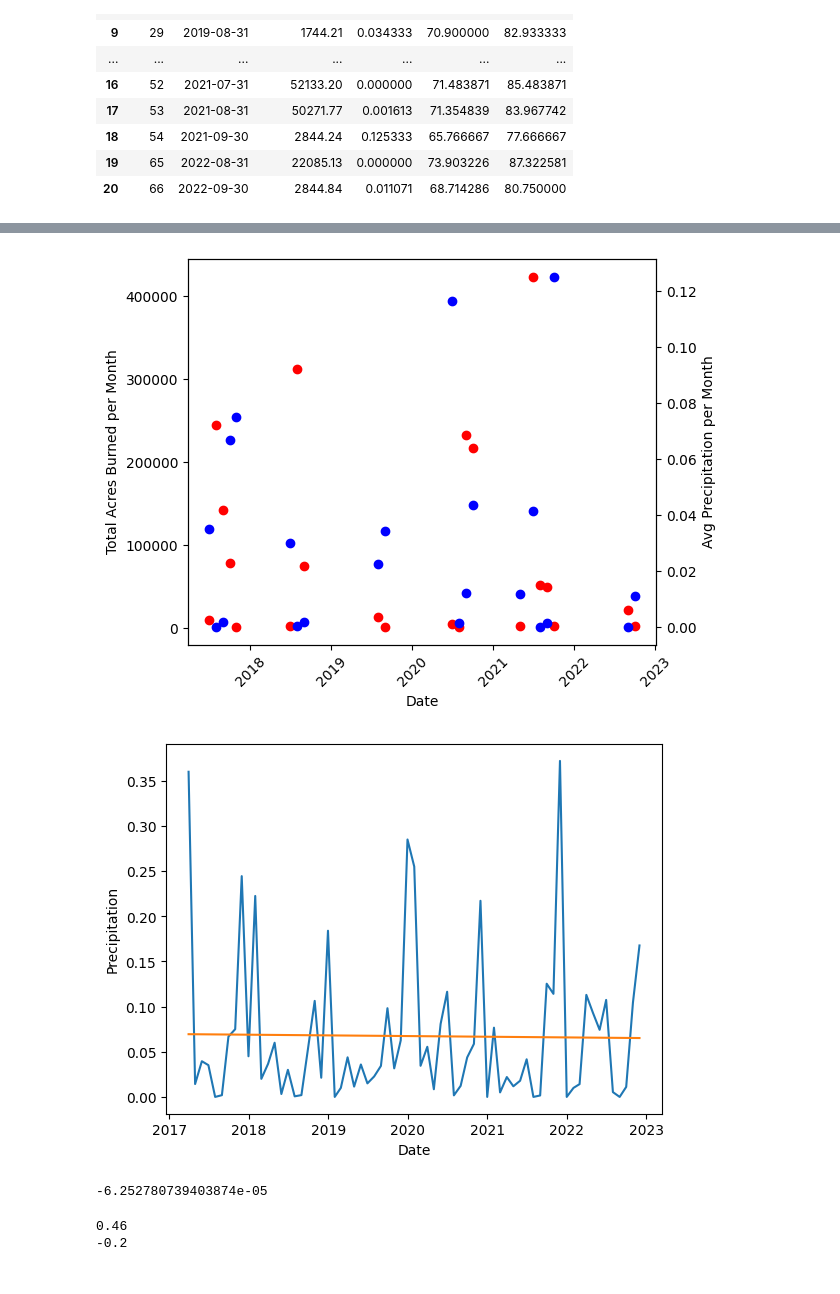
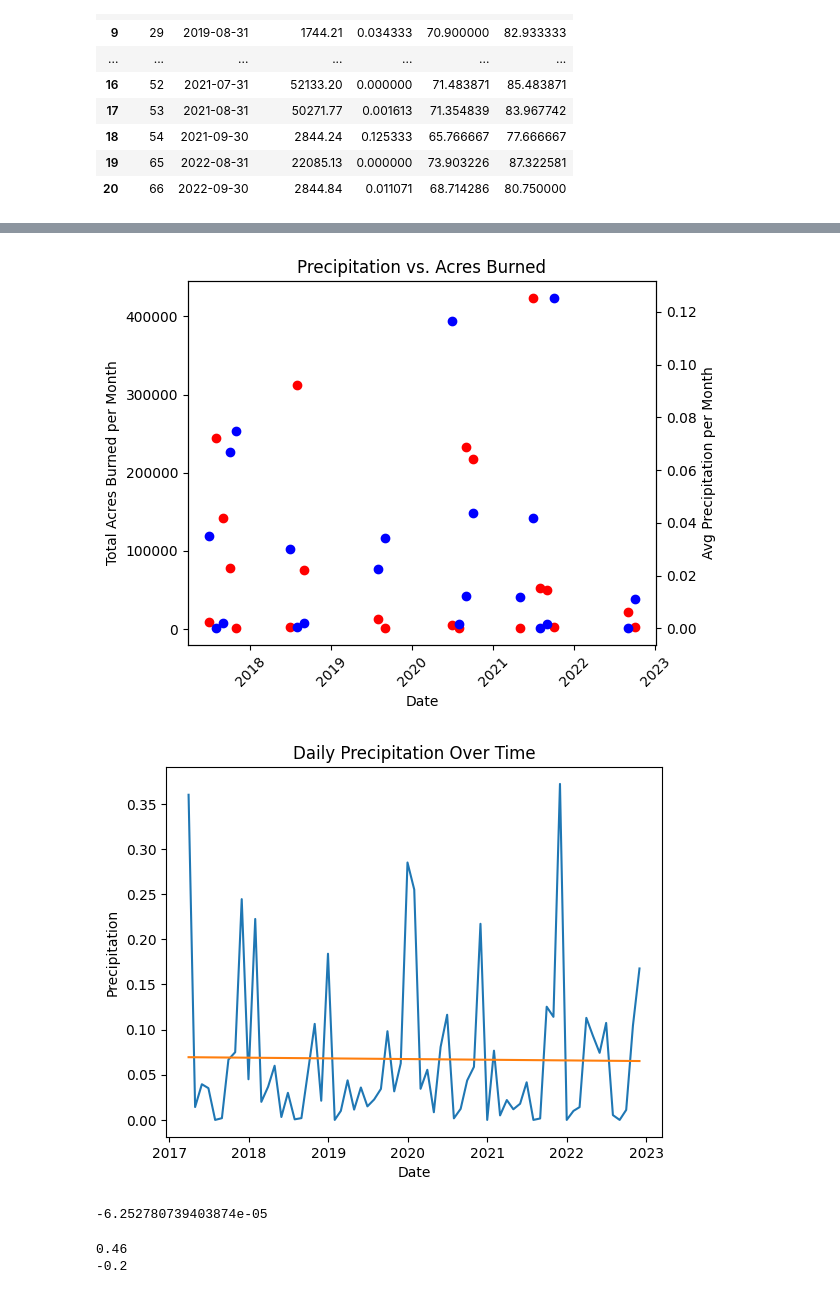
Before and after one commit to ctetreault13/Project-1-Oregon-Fire-and-wheel, a Jupyter notebook: Project_1_Oregon_Fires.ipynb, the cells around one changed output, grey strips where cells are left out. Saved outputs shown, nothing was run; the diff lists cells and outputs as text; code cells hidden in the pictures.

```diff
--- a/Project_1_Oregon_Fires.ipynb
+++ b/Project_1_Oregon_Fires.ipynb
@@ -331,34 +336,37 @@ ax.set_xlabel("Date")
 ax.set_ylabel("Total Acres Burned per Month")
 ax2.set_ylabel("Avg Precipitation per Month")
 
+plt.title("Precipitation vs. Acres Burned")
+
 plt.tight_layout()
 
 plt.savefig("Adam/graph_images/fig2.png")
 
 plt.show()
 # %% [output]
-[figure, old version]
+[figure, new version]
 # %%
 plt.plot(weather_fire_monthly["DATE"], weather_fire_monthly["PRCP"])
 
 dates = np.arange(weather_fire_monthly["DATE"].size)
 
 corr_slope, corr_int, corr_r, corr_p, corr_std_err = st.linregress(dates, weather_fire_monthly["PRCP"])
 corr_fit = dates * corr_slope + corr_int
 
 #plt.scatter(x, y)
 plt.plot(weather_fire_monthly["DATE"], corr_fit)
 
+plt.title("Daily Precipitation Over Time")
 plt.xlabel("Date")
 plt.ylabel("Precipitation")
 
 plt.savefig("Adam/graph_images/lin_regress2.png")
 
 plt.show()
 
 print(corr_slope)
 # %% [output]
-[figure, old version]
+[figure, new version]
 -6.252780739403874e-05
 # %%
 temp_corr_coe = round(st.pearsonr(weather_fire_monthly["TMAX"], weather_fire_monthly["EstTotalAcres"])[0], 2)
```
Also changed, not shown: parts of 2 cells of this notebook, 4 other files.
